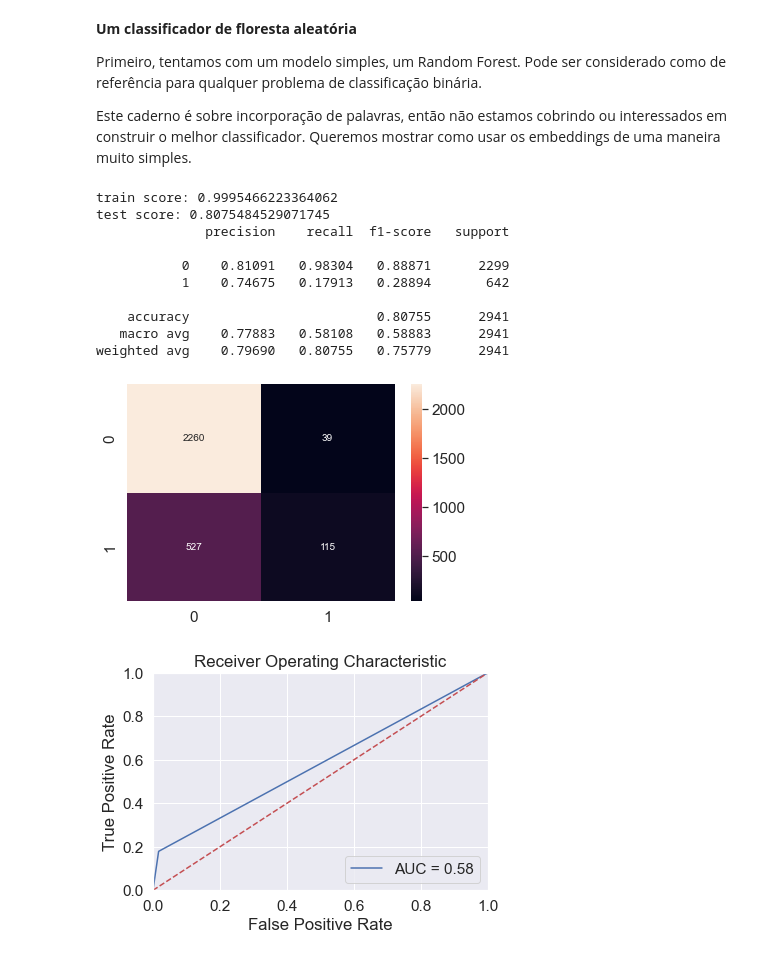
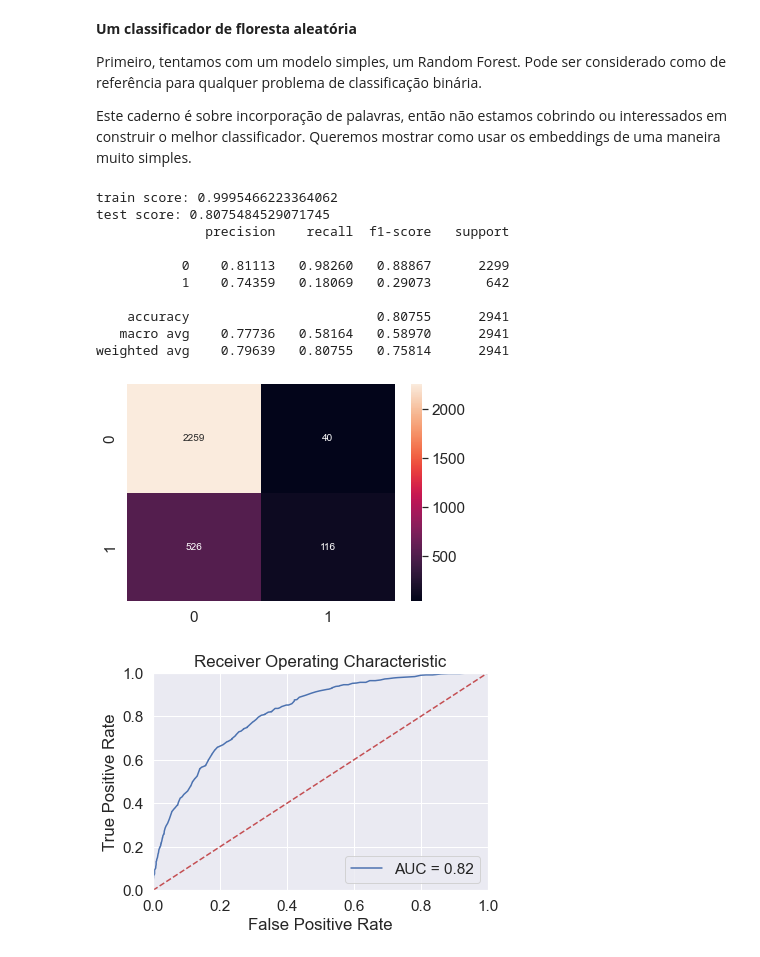
Before and after one commit to antoniolmcandido/text-classification-glove, a Jupyter notebook: notebook.ipynb, the cells around one changed output. Cells and saved outputs as stored; diff of their text form; code cells hidden in the pictures.

```diff
--- a/notebook.ipynb
+++ b/notebook.ipynb
@@ -186,8 +190,8 @@ def plot_confussion_matrix(y_test, y_pred):
 
 # Curva ROC
 # Calcula os pontos na curva ROC
-def plot_roc_curve(y_test, y_pred):
-    fpr, tpr, thresholds = roc_curve(y_test, y_pred, pos_label=1)
+def plot_roc_curve(y_test, y_proba):
+    fpr, tpr, thresholds = roc_curve(y_test, y_proba, pos_label=1)
     roc_auc = auc(fpr, tpr)
     plt.title('Receiver Operating Characteristic')
     plt.plot(fpr, tpr, 'b', label='AUC = %0.2f' % roc_auc)
@@ -207,31 +211,30 @@ Este caderno é sobre incorporação de palavras, então não estamos cobrindo o
 # %%
-from sklearn.ensemble import RandomForestClassifier
-
 clf = RandomForestClassifier(n_estimators=200)
 clf.fit(xtrain, ytrain)
 
 print("train score:", clf.score(xtrain, ytrain))
 print("test score:", clf.score(xtest, ytest))
 
 # Prevendo os resultados do conjunto de testes
 y_pred = clf.predict(xtest)
+y_proba = clf.predict_proba(xtest)[::,1]
 
 print(metrics.classification_report(ytest, y_pred,  digits=5))
 plot_confussion_matrix(ytest, y_pred)
-plot_roc_curve(ytest, y_pred)
+plot_roc_curve(ytest, y_proba)
 # %% [output]
 train score: 0.9995466223364062
 test score: 0.8075484529071745
               precision    recall  f1-score   support
 
-           0    0.81091   0.98304   0.88871      2299
-           1    0.74675   0.17913   0.28894       642
+           0    0.81113   0.98260   0.88867      2299
+           1    0.74359   0.18069   0.29073       642
 
     accuracy                        0.80755      2941
-   macro avg    0.77883   0.58108   0.58883      2941
-weighted avg    0.79690   0.80755   0.75779      2941
+   macro avg    0.77736   0.58164   0.58970      2941
+weighted avg    0.79639   0.80755   0.75814      2941
 [figure]
-[figure, old version]
+[figure, new version]
 # %% [markdown]
 <b>Classificador de máquina de vetor de suporte</b>
 
```
Also changed, not shown: parts of 22 cells of this notebook, 1 other file.
